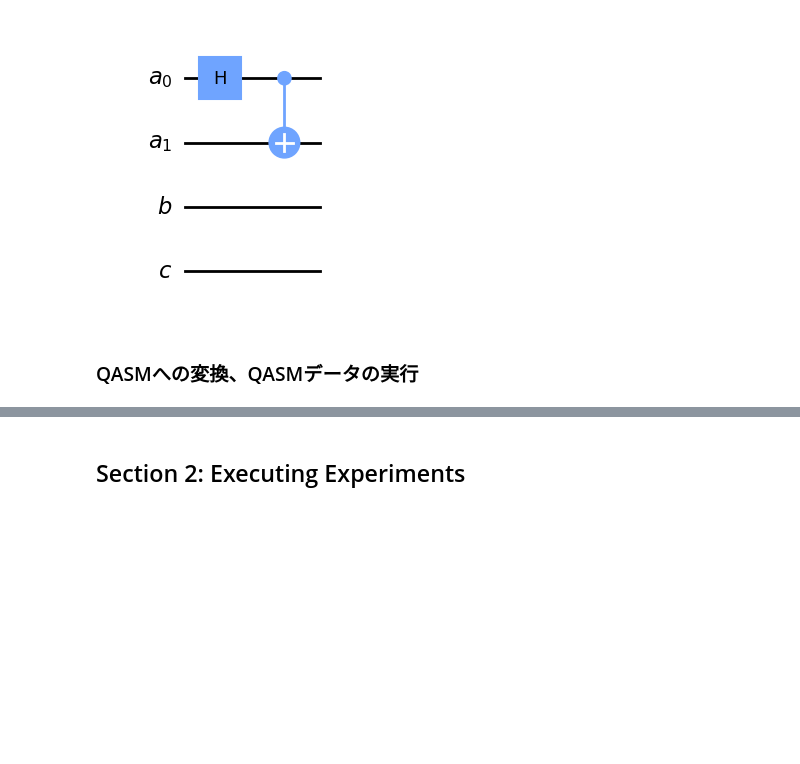
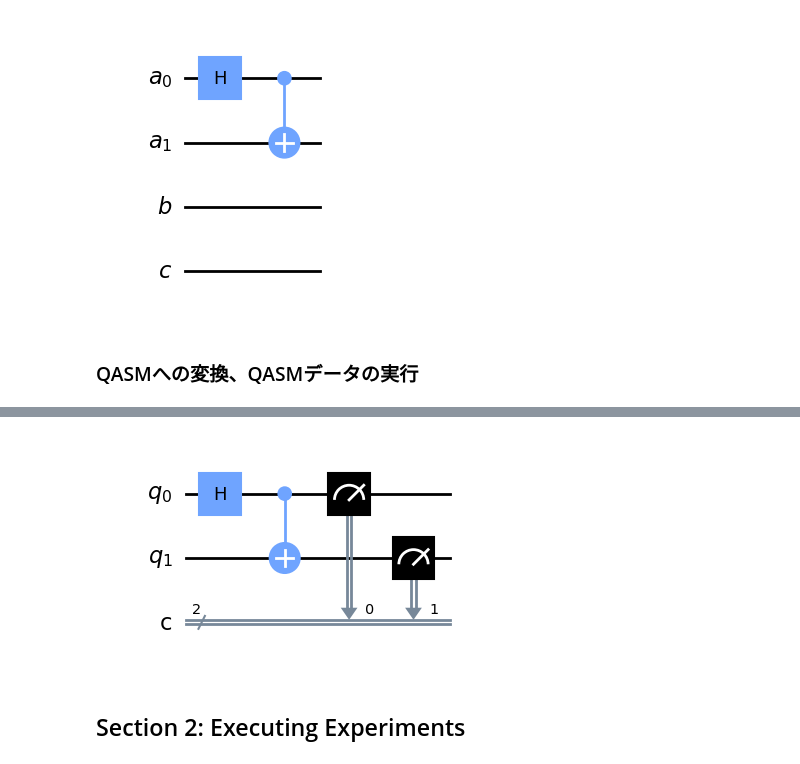
Before and after one commit to JiwonI788/Quantum-Computing, a Jupyter notebook: Dev.ipynb, the cells around one changed output, grey strips where cells are left out. Drawn from its saved outputs; the diff is of its cells as text; code cells hidden in the pictures; blank space fills up the shorter version.

```diff
--- a/Dev.ipynb
+++ b/Dev.ipynb
@@ -300,6 +300,29 @@ x a[1];'''
 QuantumCircuit.from_qasm_str(code).draw('mpl')
 # %% [output]
 [figure]
+# %%
+# chat GPT
+# Define a QASM string representing a quantum circuit
+qasm_str = """
+OPENQASM 2.0;
+include "qelib1.inc";
+
+qreg q[2];
+creg c[2];
+
+h q[0];
+cx q[0], q[1];
+measure q[0] -> c[0];
+measure q[1] -> c[1];
+"""
+
+# Create a QuantumCircuit from the QASM string
+qc = QuantumCircuit.from_qasm_str(qasm_str)
+
+# Print the circuit
+qc.draw('mpl')
+# %% [output]
+[figure, added]
 # %% [markdown]
 ## Section 2: Executing Experiments
 # %% [markdown]
```
Also changed, not shown: parts of 10 cells of this notebook, 2 other files.
